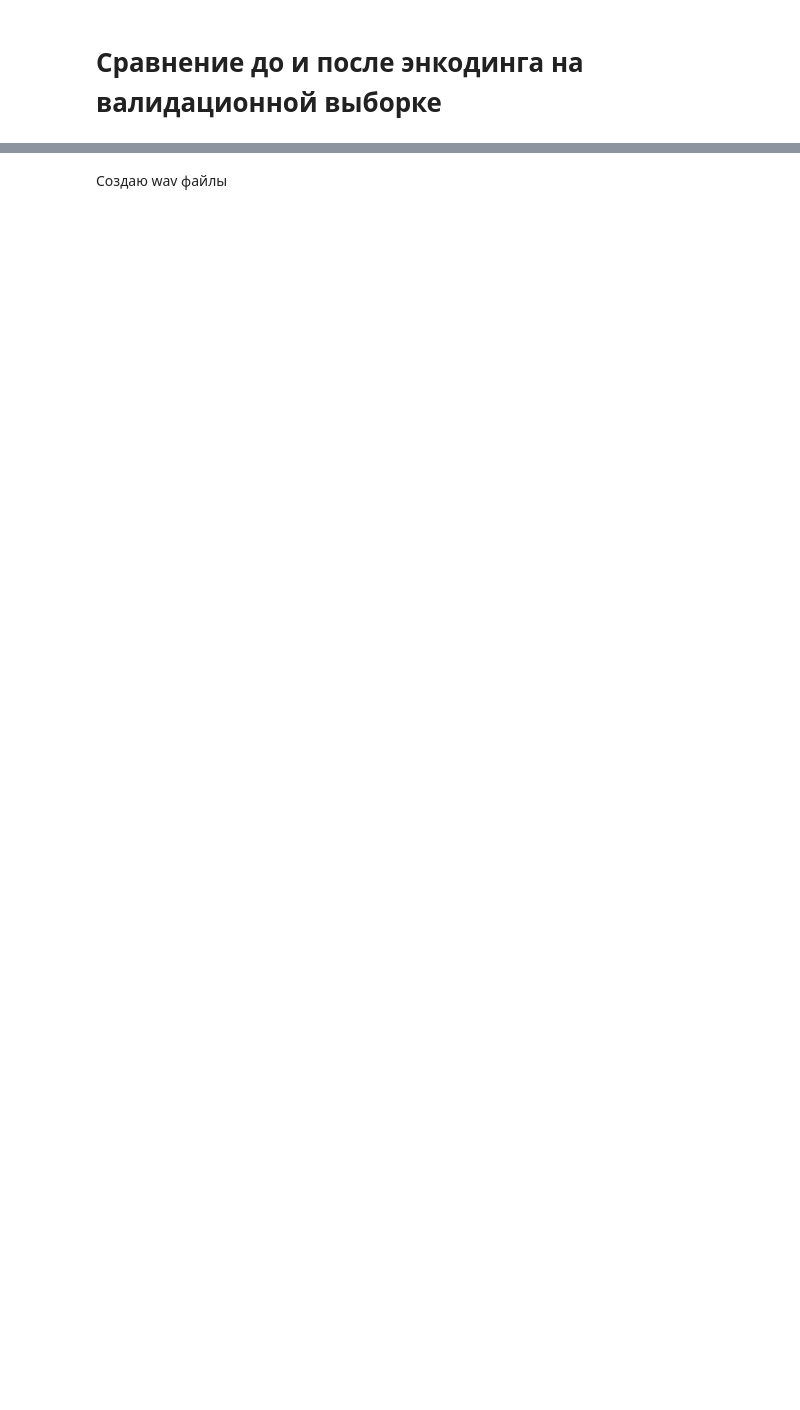
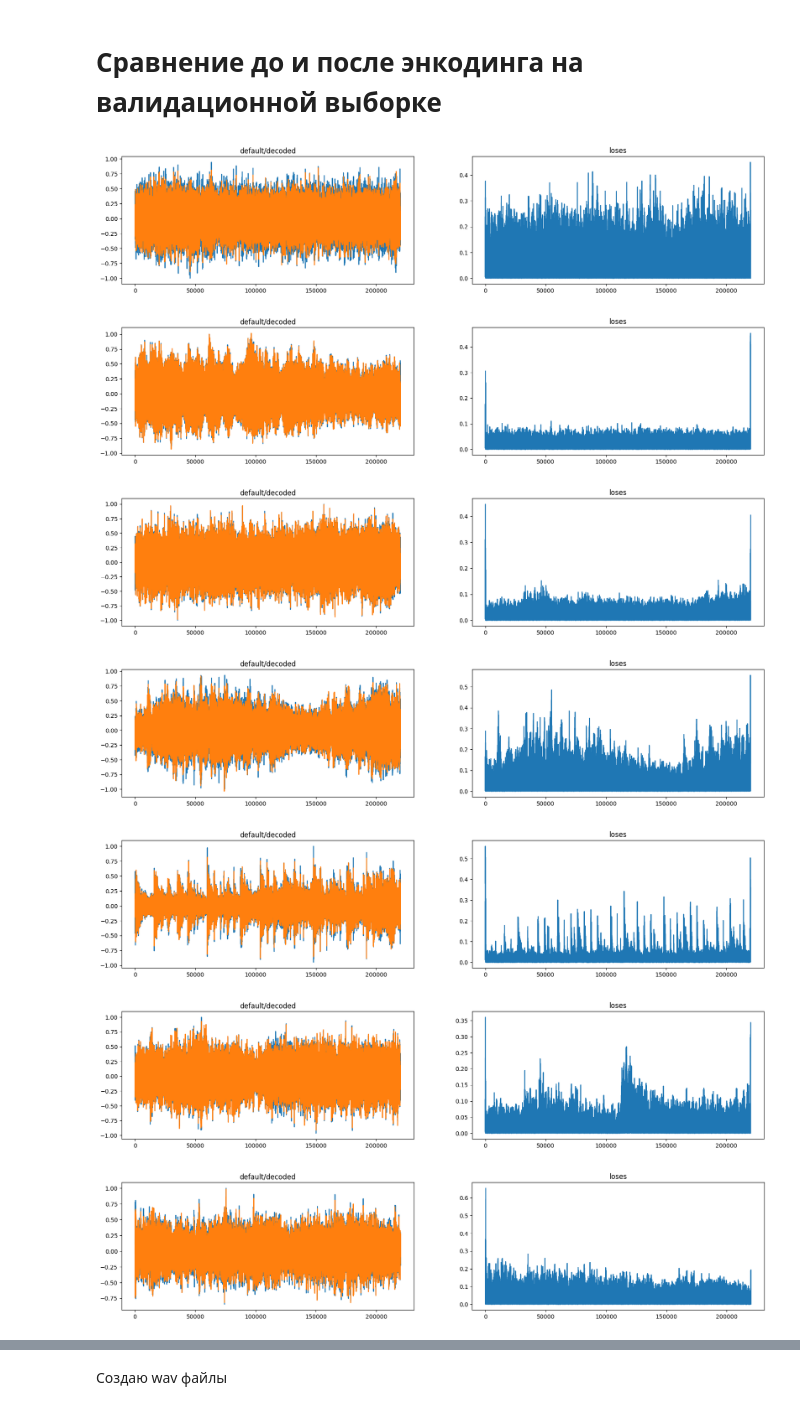
Before and after one commit to AlexJagello/BHCourse_2_Homework_2, a Jupyter notebook: AudioEncoder.ipynb, the cells around one changed output, grey strips where cells are left out. Drawn from its saved outputs; the diff is of its cells as text; code cells hidden in the pictures; blank space fills up the shorter version.

```diff
--- a/AudioEncoder.ipynb
+++ b/AudioEncoder.ipynb
@@ -164,0 +106,2 @@ loss_function = nn.MSELoss()
+# %%
+device = torch.device("cuda")
@@ -165,6 +151,7 @@ loss_function = nn.MSELoss()
 # %%
-model = VAE().to(device)
-optimizer = optim.Adam(model.parameters(), lr=learning_rate)
+if use_Trained_model == False:
+    model = VAE().to(device)
+    optimizer = optim.Adam(model.parameters(), lr=learning_rate)
 # %% [markdown]
 # Обучение
 # %%
@@ -224,0 +213,4 @@ RuntimeError: The size of tensor a (21506) must match the size of tensor b (2205
+# %%
+if use_Trained_model:
+    model = VAE()
+    model.load_state_dict(torch.load("models/" + used_model, weights_only=True))
@@ -226,37 +224,55 @@ RuntimeError: The size of tensor a (21506) must match the size of tensor b (2205
 # Сравнение до и после энкодинга на валидационной выборке
 # %%
 model.eval()
+
+DURATION = 10
+SAMPLE_LENGTH = SAMPLE_RATE * DURATION
 
 def loader(startInd: int,amount:int):
     loaded_data = []
     for path in pathes[startInd:amount]:
-        y, sr = librosa.load(path, duration=DURATION, sr=SAMPLE_RATE, offset=OFFSET)
+        y, sr = librosa.load(path, duration=DURATION, sr=SAMPLE_RATE, offset=5)
         loaded_data.append(y)
     return loaded_data
 
 def NormalizeData(data):
     return (data - np.min(data)) / (np.max(data) - np.min(data))
 
-y = loader(1000, 1064)
-f_y=[item[:SAMPLE_LENGTH]  for item in y]
-#f_y = train_ds.scaler.transform(f_y)
-
-y_tensor = torch.FloatTensor(f_y).view(-1, SAMPLE_LENGTH).to(device)
-decoded = model(y_tensor)
-#decoded = train_ds.scaler.inverse_transform(decoded.tolist())
+y = loader(7200, 7212)
+s_y = [scaler(item) for item in y]
+decoded = []
+encoded = []
+for i, item in enumerate(s_y):
+    y_tensor = torch.FloatTensor(item).view(-1, SAMPLE_LENGTH)
+    enc = model.forward_encoder(y_tensor)
+    encoded.append(enc)
+    dec = model.forward_decoder(enc)
+    decoded.append(dec[0])
 
 
 
 max_displaying_items = 10
 
-def draw_one_plot_line(default, encoded):
+def draw_one_plot_line(default, decoded):
     fig, (ax1,ax2) = plt.subplots(1, 2, figsize=[20, 4])
     ax1.plot(default)
-    ax1.set_title("default")
-    ax2.plot(encoded.tolist())
-    ax2.set_title("encoded")
+    ax1.plot(decoded.tolist())
+    ax1.set_title("default/decoded")
+    def_abs = [abs(x) for x in default]
+    dec_abs = [abs(x) for x in decoded.tolist()]
+    loses = [abs(def_abs[i] - dec_abs[i]) for i,x in enumerate(default)]
+    ax2.plot(loses)
+    ax2.set_title("loses")
 
 
 
 for i in range(0, max_displaying_items):
-    draw_one_plot_line(y[i], decoded[i])
+    draw_one_plot_line(s_y[i], decoded[i])
+# %% [output]
+[figure, added]
+[figure, added]
+[figure, added]
+[figure, added]
+[figure, added]
+[figure, added]
+[figure, added]
```
Also changed, not shown: parts of 13 cells of this notebook, 7 other files.
